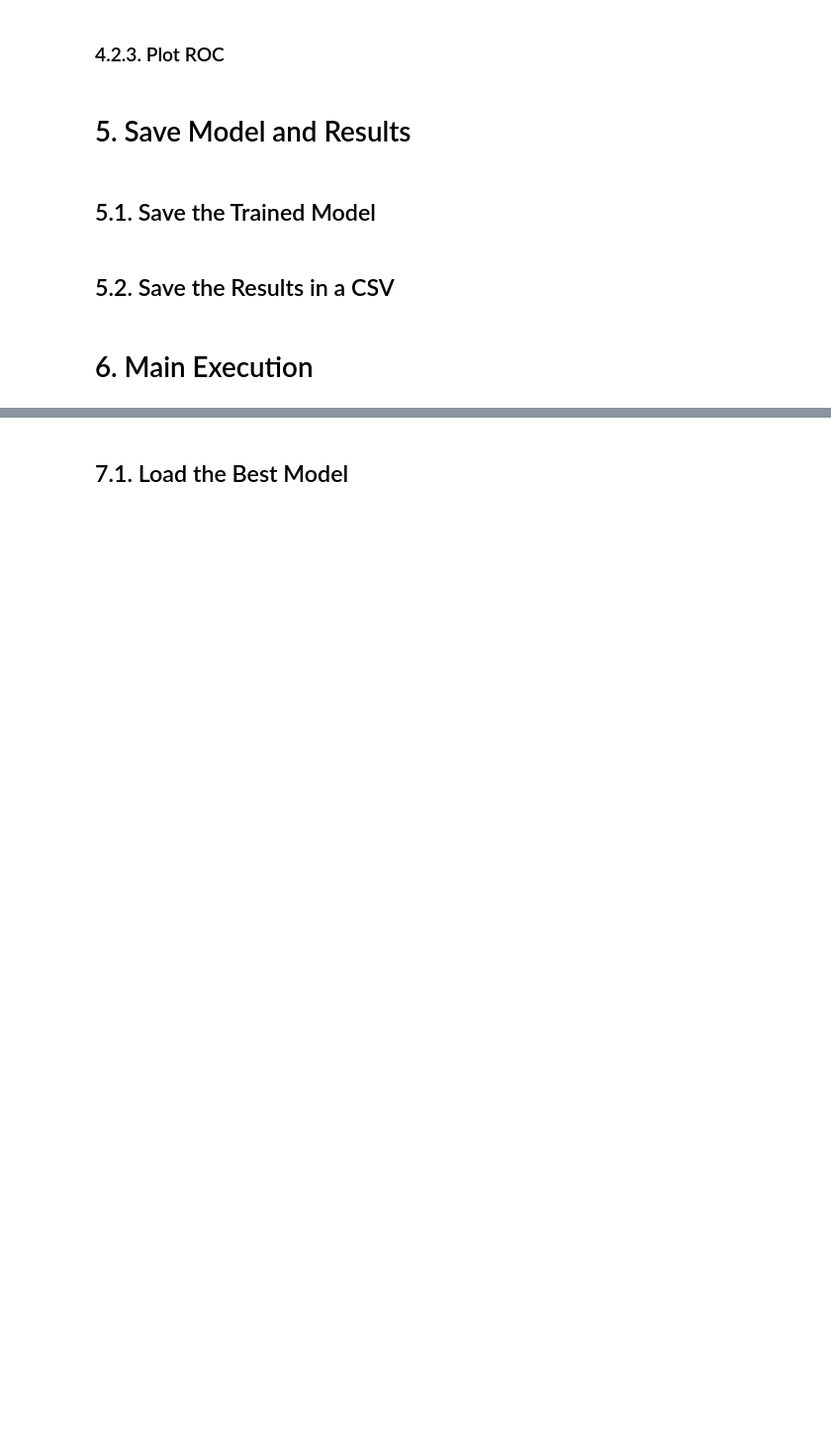
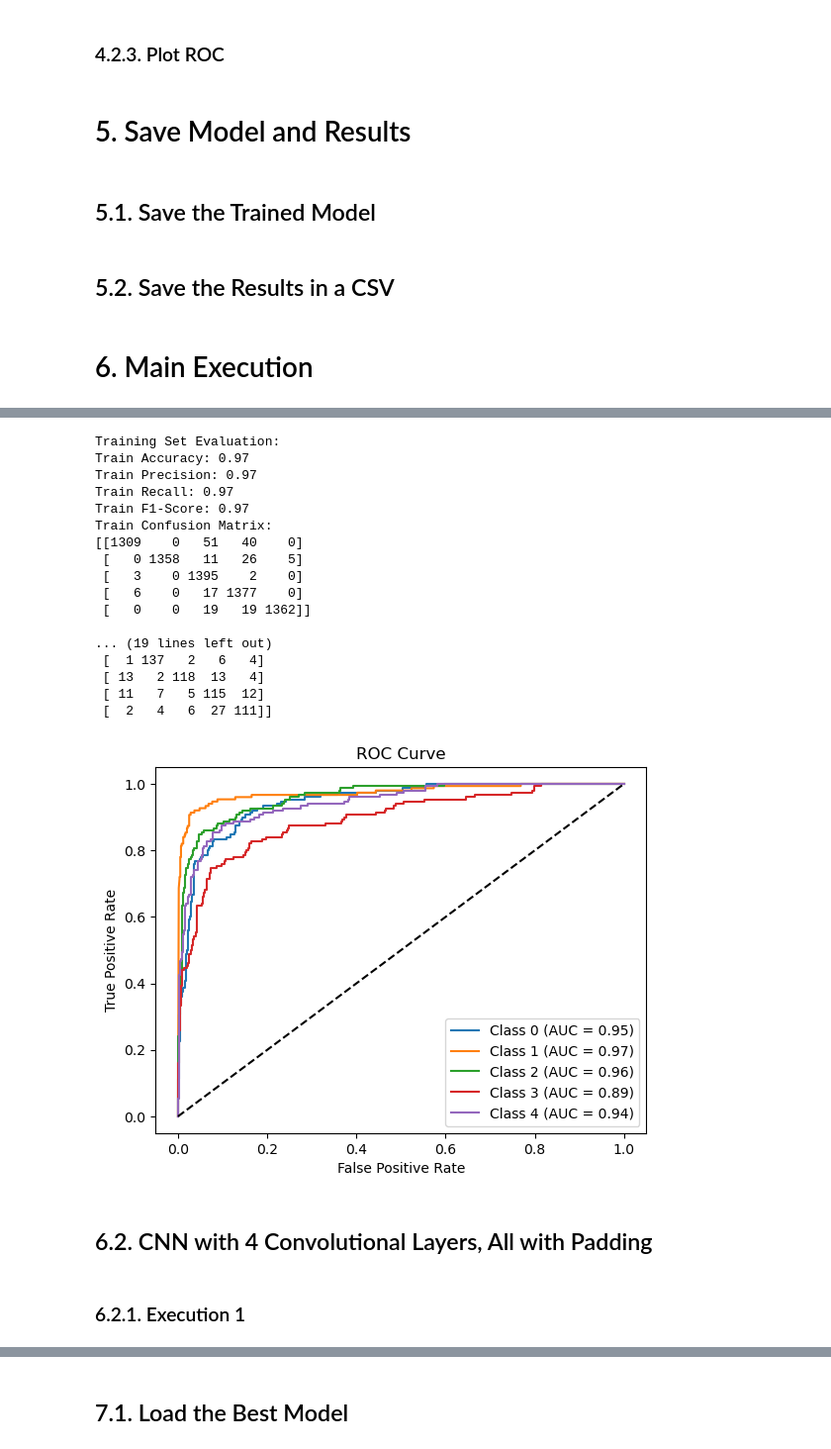
Before and after one commit to helHg/nextlevelai-venue-classification, a Jupyter notebook: notebooks/cnn.ipynb, the cells around one changed output, grey strips where cells are left out. Shown: that part at 99% size. Drawn from its saved outputs; the diff is of its cells as text; code cells hidden in the pictures; blank space fills up the shorter version.

```diff
--- a/notebooks/cnn.ipynb
+++ b/notebooks/cnn.ipynb
@@ -1283,0 +1236,41 @@ Train Confusion Matrix:
+# %%
+# Evaluate the model on the training set
+print("\nTraining Set Evaluation:")
+train_accuracy, train_precision, train_recall, train_f1, train_cm = evaluate_model(trained_model, train_loader, dataset_type="Train")
+
+# Evaluate the model on the validation set
+print("\nValidation Set Evaluation:")
+val_accuracy, val_precision, val_recall, val_f1, val_cm = evaluate_model(trained_model, val_loader, dataset_type="Validation")
+
+# Evaluate the model on the test set
+print("\nTest Set Evaluation:")
+test_accuracy, test_precision, test_recall, test_f1, test_cm = evaluate_model(trained_model, test_loader, dataset_type="Test")
+
+# Plot and save ROC and AUC for the test set
+plot_roc_auc(trained_model, test_loader, num_classes=NUM_CLASSES, save_path=os.path.join(RESULTS_DIR, f'roc_auc_bs{BATCH_SIZE}_lr{LEARNING_RATE}_epochs{NUM_EPOCHS}_patience{PATIENCE}_classweights1-1-1-2-1.5.png'))
+
+# Save the trained model
+save_model(trained_model, NUM_EPOCHS, os.path.join(MODELS_DIR, f'cnn_bs{BATCH_SIZE}_lr{LEARNING_RATE}_epochs{NUM_EPOCHS}_dropout{DROPOUT}_patience{PATIENCE}_classweights1-1-1-2-1.5.pth'), optimizer)
+# %% [output]
+Training Set Evaluation:
+Train Accuracy: 0.97
+Train Precision: 0.97
+Train Recall: 0.97
+Train F1-Score: 0.97
+Train Confusion Matrix:
+[[1309    0   51   40    0]
+ [   0 1358   11   26    5]
+ [   3    0 1395    2    0]
+ [   6    0   17 1377    0]
+ [   0    0   19   19 1362]]
+
+... (19 lines left out)
+ [  1 137   2   6   4]
+ [ 13   2 118  13   4]
+ [ 11   7   5 115  12]
+ [  2   4   6  27 111]]
+[figure, added]
+# %% [markdown]
+## 6.2. CNN with 4 Convolutional Layers, All with Padding
+# %% [markdown]
+### 6.2.1. Execution 1
```
Also changed, not shown: parts of 47 cells of this notebook.
